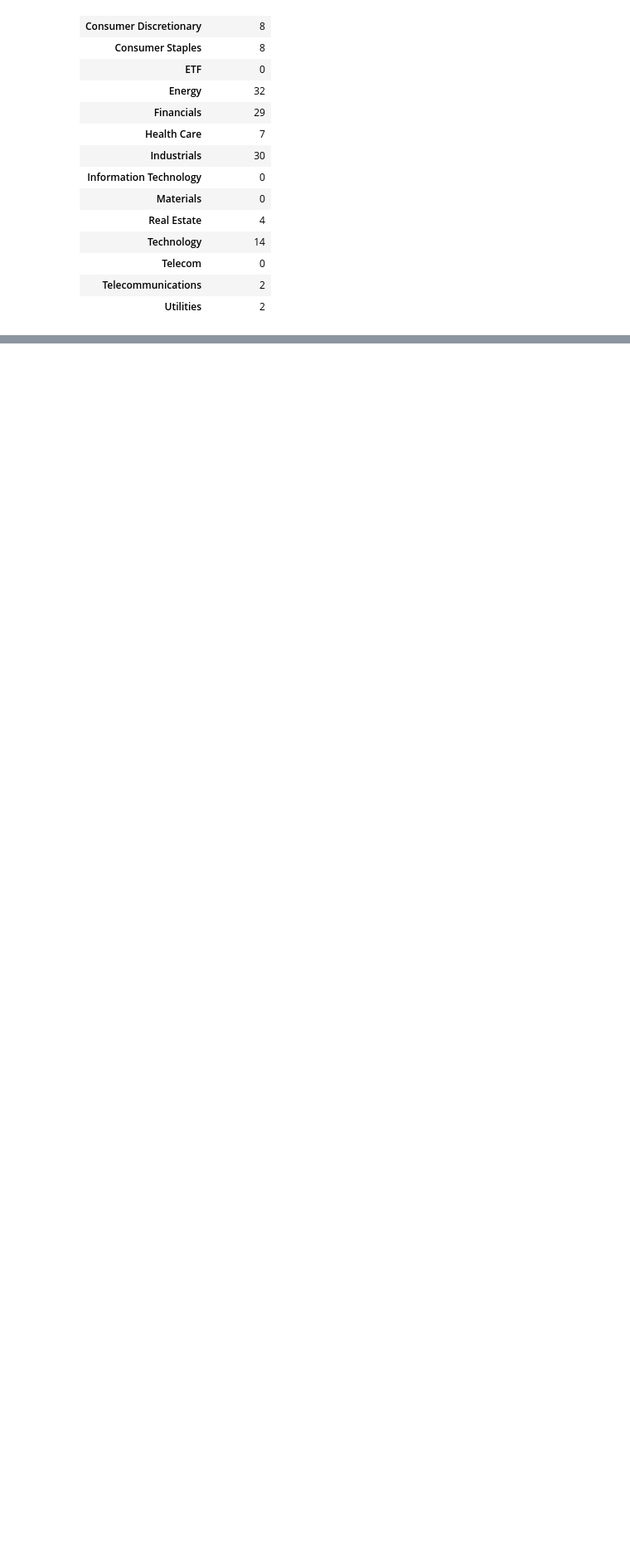
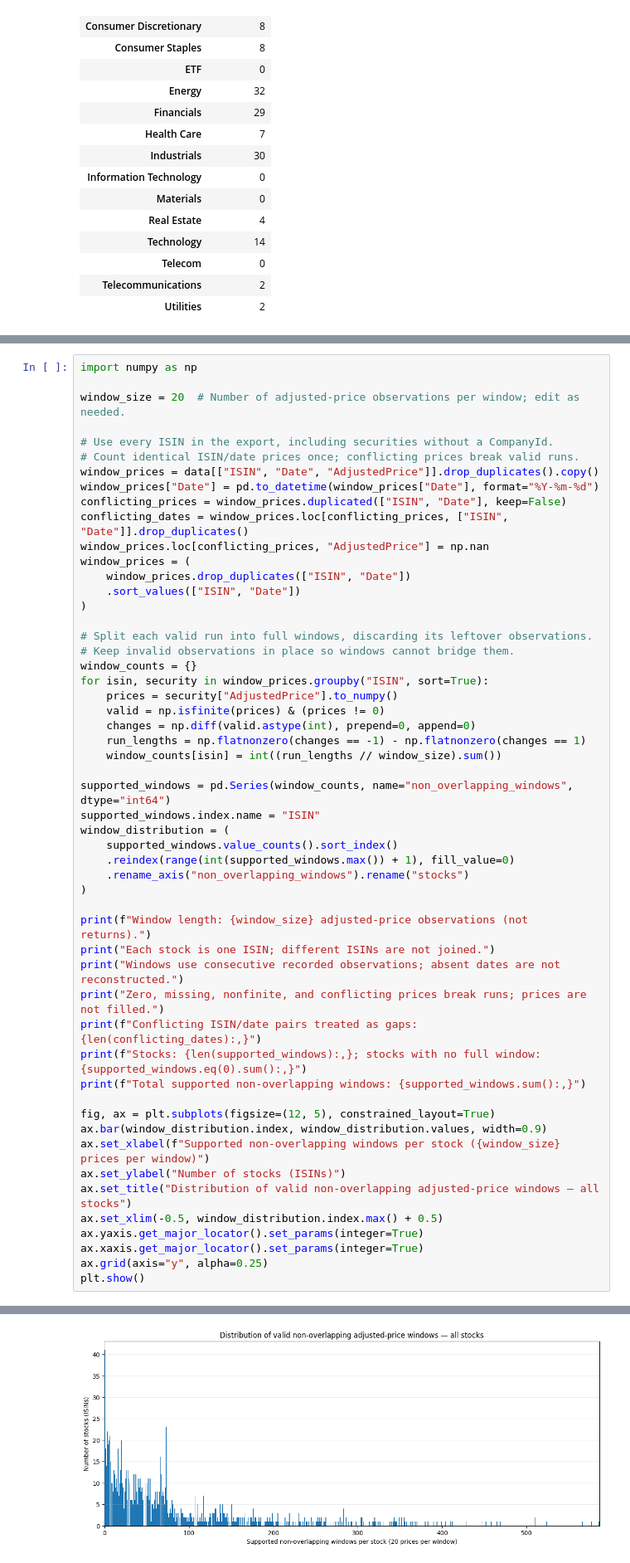
Before and after one commit to dared22/master_thesis, a Jupyter notebook: sandbox/EDA/EDA.ipynb, the cells around one changed output, grey strips where cells are left out. Shown at 83% size. Cells and saved outputs as stored; diff of their text form; blank space fills up the shorter version.

Commit message:
num of 20 windows

```diff
--- a/sandbox/EDA/EDA.ipynb
+++ b/sandbox/EDA/EDA.ipynb
@@ -299,3 +299,57 @@ Each ISIN is plotted separately; different securities are not joined or adjusted
 [figure]
 [figure]
 [figure]
+# %%
+import numpy as np
+
+window_size = 20  # Number of adjusted-price observations per window; edit as needed.
+
+# Use every ISIN in the export, including securities without a CompanyId.
+# Count identical ISIN/date prices once; conflicting prices break valid runs.
+window_prices = data[["ISIN", "Date", "AdjustedPrice"]].drop_duplicates().copy()
+window_prices["Date"] = pd.to_datetime(window_prices["Date"], format="%Y-%m-%d")
+conflicting_prices = window_prices.duplicated(["ISIN", "Date"], keep=False)
+conflicting_dates = window_prices.loc[conflicting_prices, ["ISIN", "Date"]].drop_duplicates()
+window_prices.loc[conflicting_prices, "AdjustedPrice"] = np.nan
+window_prices = (
+    window_prices.drop_duplicates(["ISIN", "Date"])
+    .sort_values(["ISIN", "Date"])
+)
+
+# Split each valid run into full windows, discarding its leftover observations.
+# Keep invalid observations in place so windows cannot bridge them.
+window_counts = {}
+for isin, security in window_prices.groupby("ISIN", sort=True):
+    prices = security["AdjustedPrice"].to_numpy()
+    valid = np.isfinite(prices) & (prices != 0)
+    changes = np.diff(valid.astype(int), prepend=0, append=0)
+    run_lengths = np.flatnonzero(changes == -1) - np.flatnonzero(changes == 1)
+    window_counts[isin] = int((run_lengths // window_size).sum())
+
+supported_windows = pd.Series(window_counts, name="non_overlapping_windows", dtype="int64")
+supported_windows.index.name = "ISIN"
+window_distribution = (
+    supported_windows.value_counts().sort_index()
+    .reindex(range(int(supported_windows.max()) + 1), fill_value=0)
+    .rename_axis("non_overlapping_windows").rename("stocks")
+)
+
+print(f"Window length: {window_size} adjusted-price observations (not returns).")
+print("Each stock is one ISIN; different ISINs are not joined.")
+print("Windows use consecutive recorded observations; absent dates are not reconstructed.")
+print("Zero, missing, nonfinite, and conflicting prices break runs; prices are not filled.")
+print(f"Conflicting ISIN/date pairs treated as gaps: {len(conflicting_dates):,}")
+print(f"Stocks: {len(supported_windows):,}; stocks with no full window: {supported_windows.eq(0).sum():,}")
+print(f"Total supported non-overlapping windows: {supported_windows.sum():,}")
+
+fig, ax = plt.subplots(figsize=(12, 5), constrained_layout=True)
+ax.bar(window_distribution.index, window_distribution.values, width=0.9)
+ax.set_xlabel(f"Supported non-overlapping windows per stock ({window_size} prices per window)")
+ax.set_ylabel("Number of stocks (ISINs)")
+ax.set_title("Distribution of valid non-overlapping adjusted-price windows — all stocks")
+ax.set_xlim(-0.5, window_distribution.index.max() + 0.5)
+ax.yaxis.get_major_locator().set_params(integer=True)
+ax.xaxis.get_major_locator().set_params(integer=True)
+ax.grid(axis="y", alpha=0.25)
+plt.show()
+# %% [output]
@@ -301,0 +363 @@ Each ISIN is plotted separately; different securities are not joined or adjusted
+[figure, added]
```
Also changed, not shown: parts of 1 cell of this notebook.
